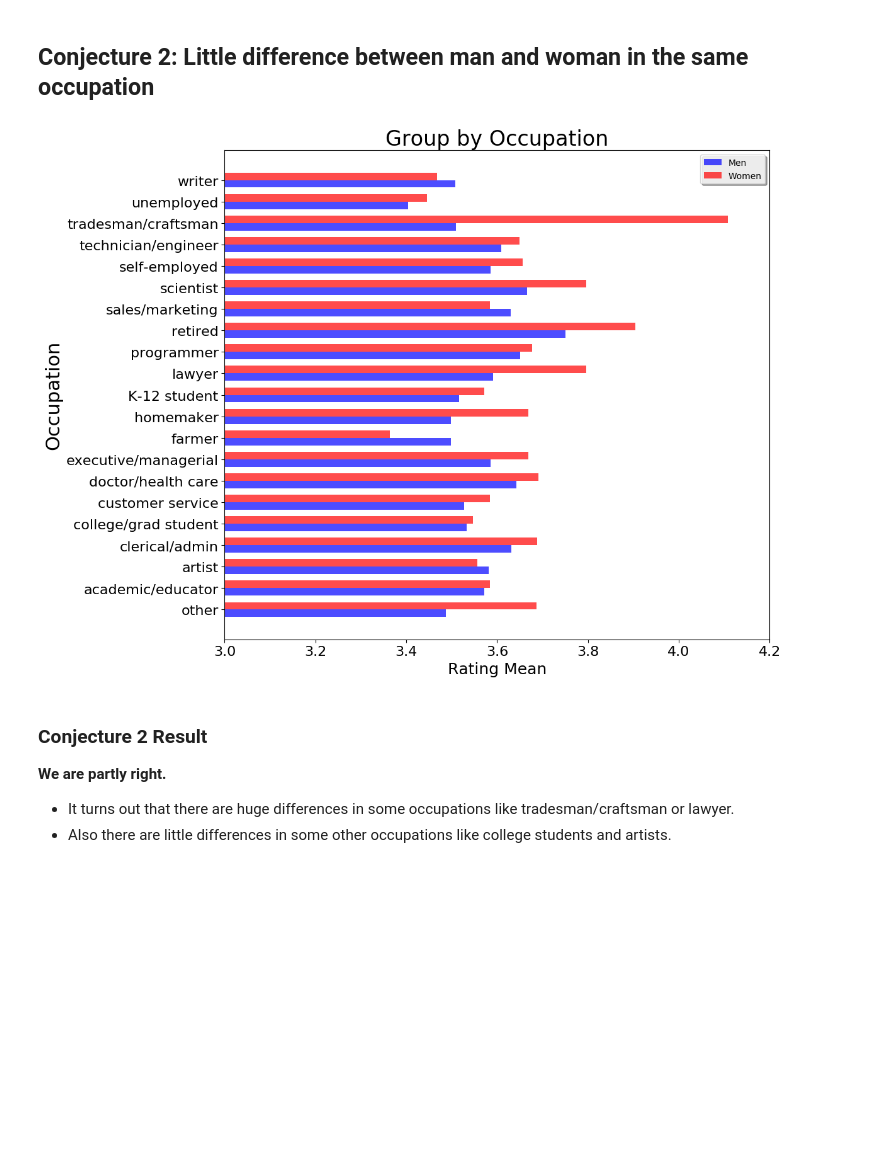
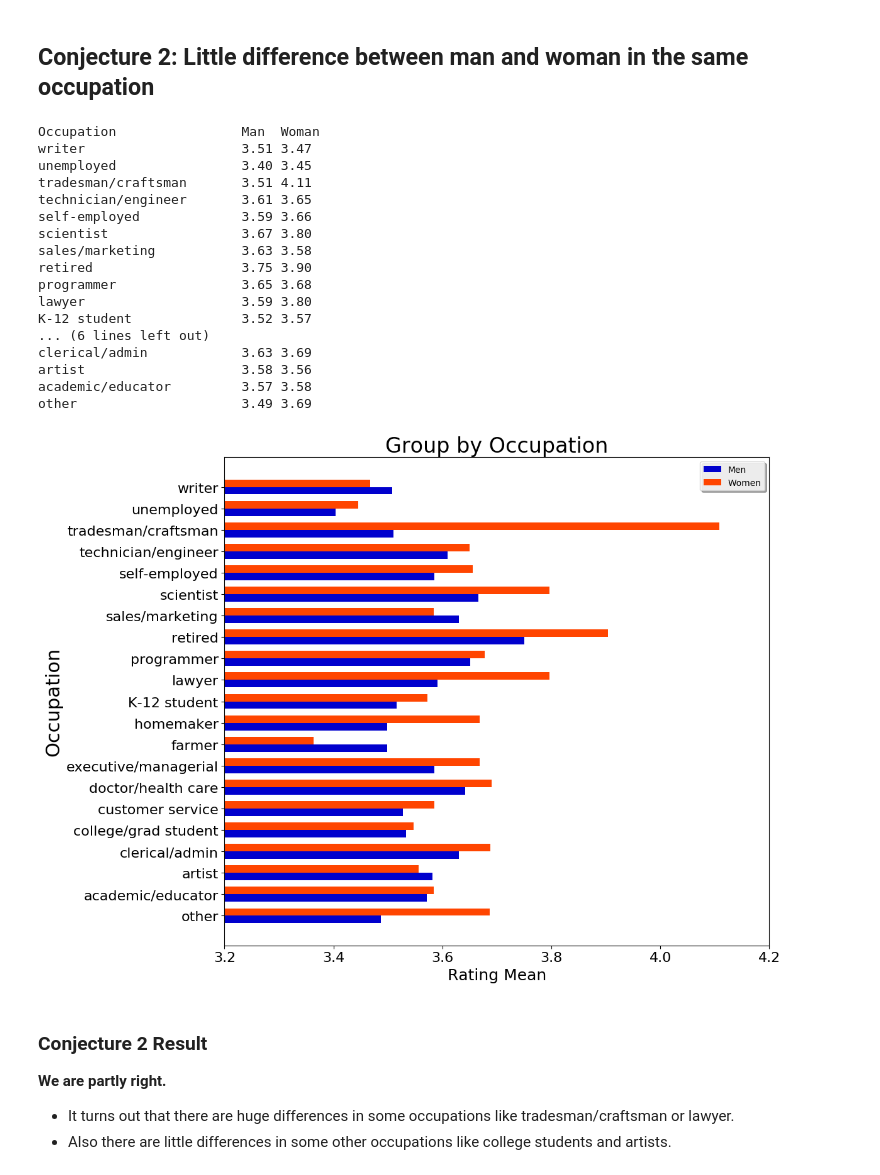
Before and after one commit to DS501-17Fall/Project-02, a Jupyter notebook: CaseStudy2.ipynb, the cells around one changed output. Saved outputs shown, nothing was run; the diff lists cells and outputs as text; code cells hidden in the pictures; blank space fills up the shorter version.

```diff
--- a/CaseStudy2.ipynb
+++ b/CaseStudy2.ipynb
@@ -222,28 +223,36 @@ Make some conjectures about how easy various groups are to please? Support your
 import pandas as pd
 import matplotlib.pyplot as plt
 import numpy as np
+from prettytable import PrettyTable
 
 # Load data from HDF5 file
 data = pd.read_hdf('data.h5')
 
 
-means = data.groupby('Occupation')['Rating'].mean()
+means = data.groupby('Occupation')['Rating'].mean().sort_values(ascending = False)
 
 
 occupations = ("other", "academic/educator", "artist", "clerical/admin", "college/grad student", "customer service",
                "doctor/health care", "executive/managerial", "farmer", "homemaker", "K-12 student", "lawyer",
                "programmer", "retired", "sales/marketing", "scientist", "self-employed", "technician/engineer",
                "tradesman/craftsman", "unemployed", "writer")
-prop_iter = iter(plt.rcParams['axes.prop_cycle'])
 
 
+print('{:22s}'.format('Occupation'), 'Rating Mean')
+for index,value in means.iteritems():
+    print('{:25s}'.format(occupations[index]), '{:.2f}'.format(value))
+
+means = means.sort_values()
+
 plt.figure(figsize=(12,9), dpi=100)
-ax = means.plot.barh()
-ax.set_xlim(3.3, 3.8)
+cm = plt.cm.get_cmap('winter')
+colors = [cm(i) for i in np.linspace( 0.3, 0.8, len(occupations))]
+ax = means.plot(kind='barh', color=colors)
+ax.set_xlim(3.4, 3.8)
 ax.set_xlabel('Rating Mean', fontsize=16)
 ax.set_ylabel('Occupation', fontsize=20)
 plt.xticks(fontsize=16)
-ax.set_yticklabels(occupations, fontsize=16)
+ax.set_yticklabels([occupations[i] for i in means.index], fontsize=16)
 plt.title('Group by Occupation', fontsize=24)
 plt.tight_layout()
 plt.savefig('images/P1-C1-Occupation.png')
@@ -264,37 +290,58 @@ plt.show()
 import pandas as pd
 import matplotlib.pyplot as plt
 import numpy as np
 
 # Load data from HDF5 file
 data = pd.read_hdf('data.h5')
 
 men_means = list(data[data.Gender == 'M'].groupby('Occupation')['Rating'].mean())
 women_means = list(data[data.Gender == 'F'].groupby('Occupation')['Rating'].mean())
 
 
 fig, ax = plt.subplots(figsize=(12,9), dpi=100)
 width = 0.35
 num = np.arange(21)
 occupations = ("other", "academic/educator", "artist", "clerical/admin", "college/grad student", "customer service",
                "doctor/health care", "executive/managerial", "farmer", "homemaker", "K-12 student", "lawyer",
                "programmer", "retired", "sales/marketing", "scientist", "self-employed", "technician/engineer",
                "tradesman/craftsman", "unemployed", "writer")
 
+print('{:25s}'.format('Occupation'), 'Man', ' Woman')
+for i in range(len(occupations)):
+    print('{:25s}'.format(occupations[len(occupations)-1-i]), '{:.2f}'.format(men_means[len(occupations)-1-i]), '{:.2f}'.format(women_means[len(occupations)-1-i]))
 
-rects1 = ax.barh(num, men_means, width, color='b', alpha=0.7, label='Men')
-rects2 = ax.barh(num + width, women_means, width, color='r', alpha=0.7, label='Women')
+
+rects1 = ax.barh(num, men_means, width, color='mediumblue', alpha=1, label='Men')
+rects2 = ax.barh(num + width, women_means, width, color='orangered', alpha=1, label='Women')
 ax.legend((rects1[0], rects2[0]), ('Men', 'Women'), shadow=True)
-ax.set_xlim(3, 4.2)
+ax.set_xlim(3.2, 4.2)
 plt.xticks(fontsize=16)
 plt.yticks(num + width / 2, occupations, fontsize=16)
 ax.set_xlabel('Rating Mean', fontsize=18)
 ax.set_ylabel('Occupation', fontsize=22)
 plt.title('Group by Occupation', fontsize=24)
 plt.tight_layout()
 plt.savefig('images/P1-C2-Occupation_Gender.png')
 plt.show()
 # %% [output]
+Occupation                Man  Woman
+writer                    3.51 3.47
+unemployed                3.40 3.45
+tradesman/craftsman       3.51 4.11
+technician/engineer       3.61 3.65
+self-employed             3.59 3.66
+scientist                 3.67 3.80
+sales/marketing           3.63 3.58
+retired                   3.75 3.90
+programmer                3.65 3.68
+lawyer                    3.59 3.80
+K-12 student              3.52 3.57
+... (6 lines left out)
+clerical/admin            3.63 3.69
+artist                    3.58 3.56
+academic/educator         3.57 3.58
+other                     3.49 3.69
-[figure, old version]
+[figure, new version]
 # %% [markdown]
 ### Conjecture 2 Result
 <b>We are partly right.</b>
```
Also changed, not shown: parts of 22 cells of this notebook.
